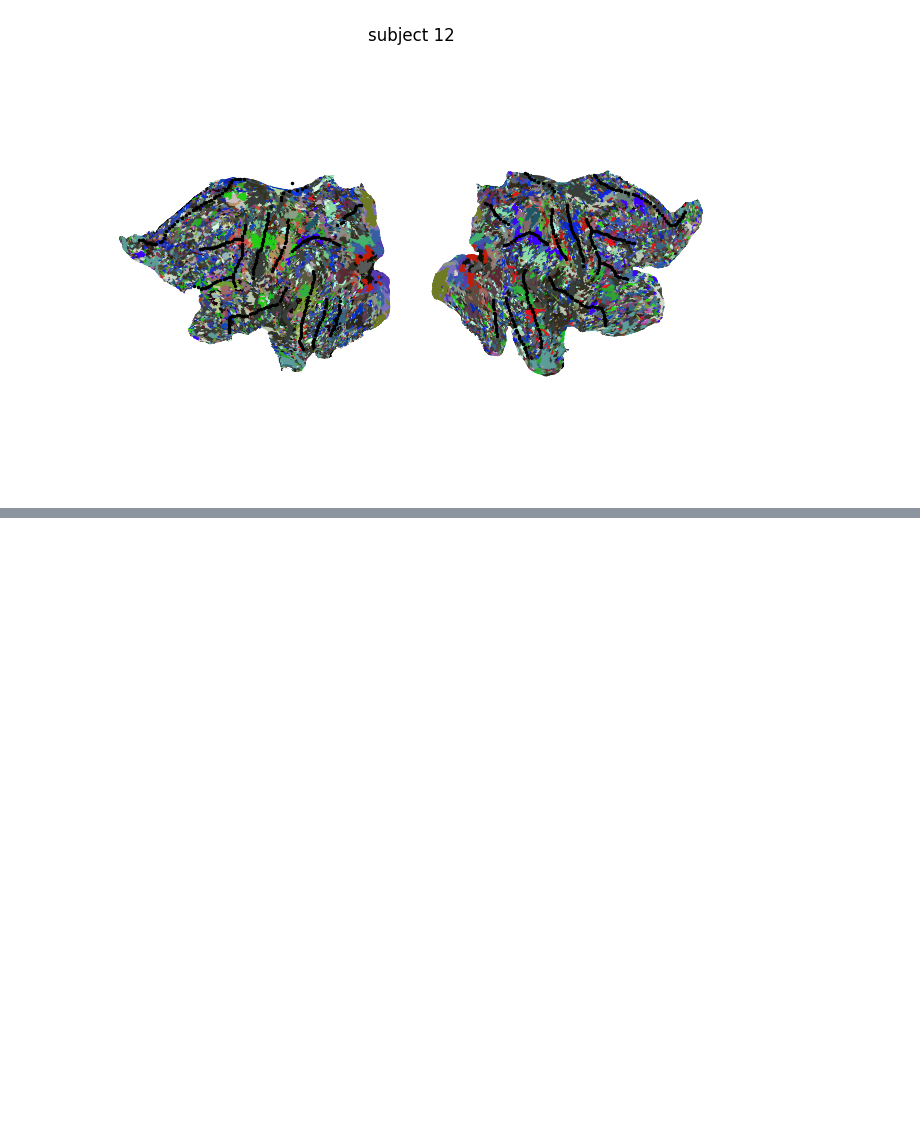
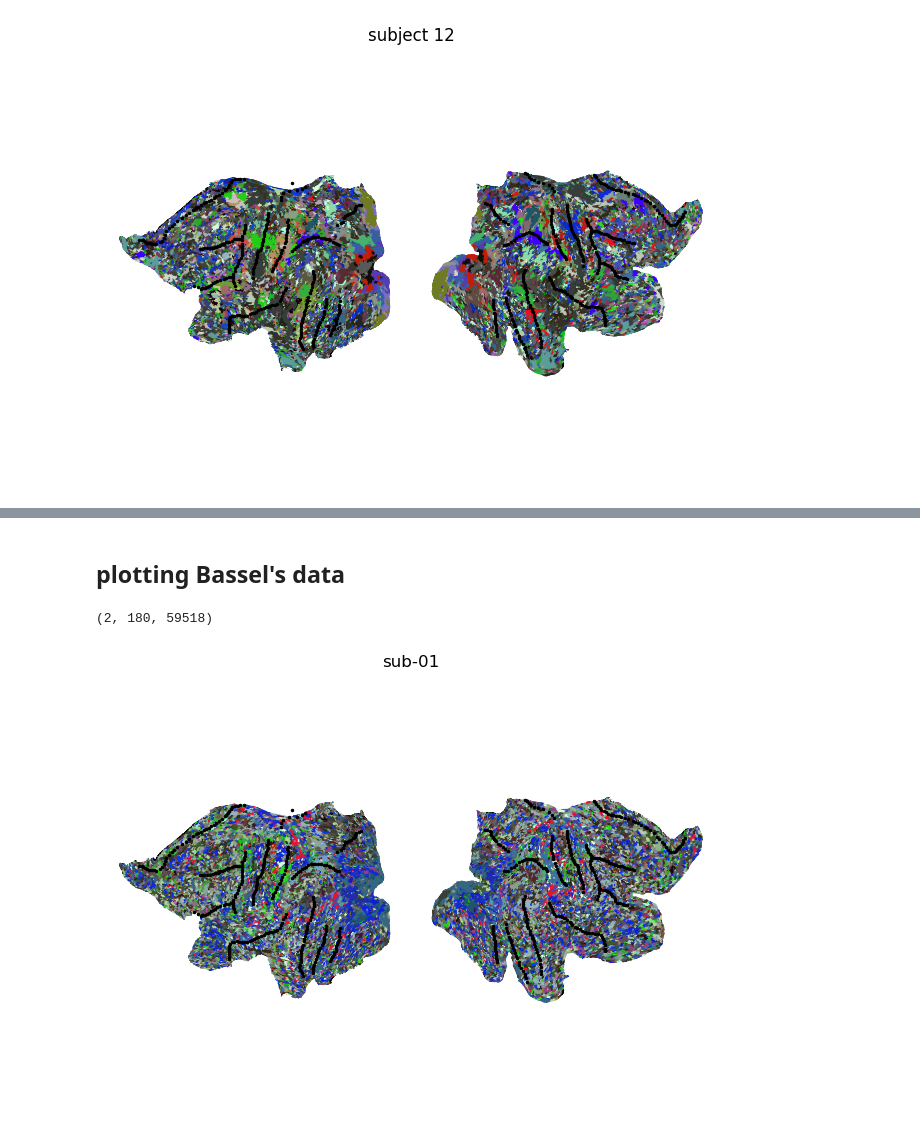
Before and after one commit to jkderrick028/PFC_parcellation, a Jupyter notebook: code/START_A5_bayes_parcellation.ipynb, the cells around one changed output, grey strips where cells are left out. Cells and saved outputs as stored; diff of their text form; code cells hidden in the pictures; blank space fills up the shorter version.

```diff
--- a/code/START_A5_bayes_parcellation.ipynb
+++ b/code/START_A5_bayes_parcellation.ipynb
@@ -187,0 +190,23 @@ plt.plot(ll)
+# %% [markdown]
+## plotting Bassel's data
+# %%
+with open(os.path.join(resultsPath, 'All Parcels_U.pickle'), 'rb') as pf:
+    output = pickle.load(pf)
+# %%
+output.shape
+# %% [output]
+(2, 180, 59518)
+# %%
+# Make a nifti image of the group
+surf_data = output[0]
+
+# plot the group probabilistic atlas
+plt.figure()
+plt.subplot(1, 2, 1)
+plot_probseg(surf_data, cmap, 'L')
+plt.subplot(1, 2, 2)
+plot_probseg(surf_data, cmap, 'R')
+plt.suptitle('sub-01')
+plt.tight_layout()
+# %% [output]
+[figure, added]
```
Also changed, not shown: parts of 3 cells of this notebook, 1 other file.
